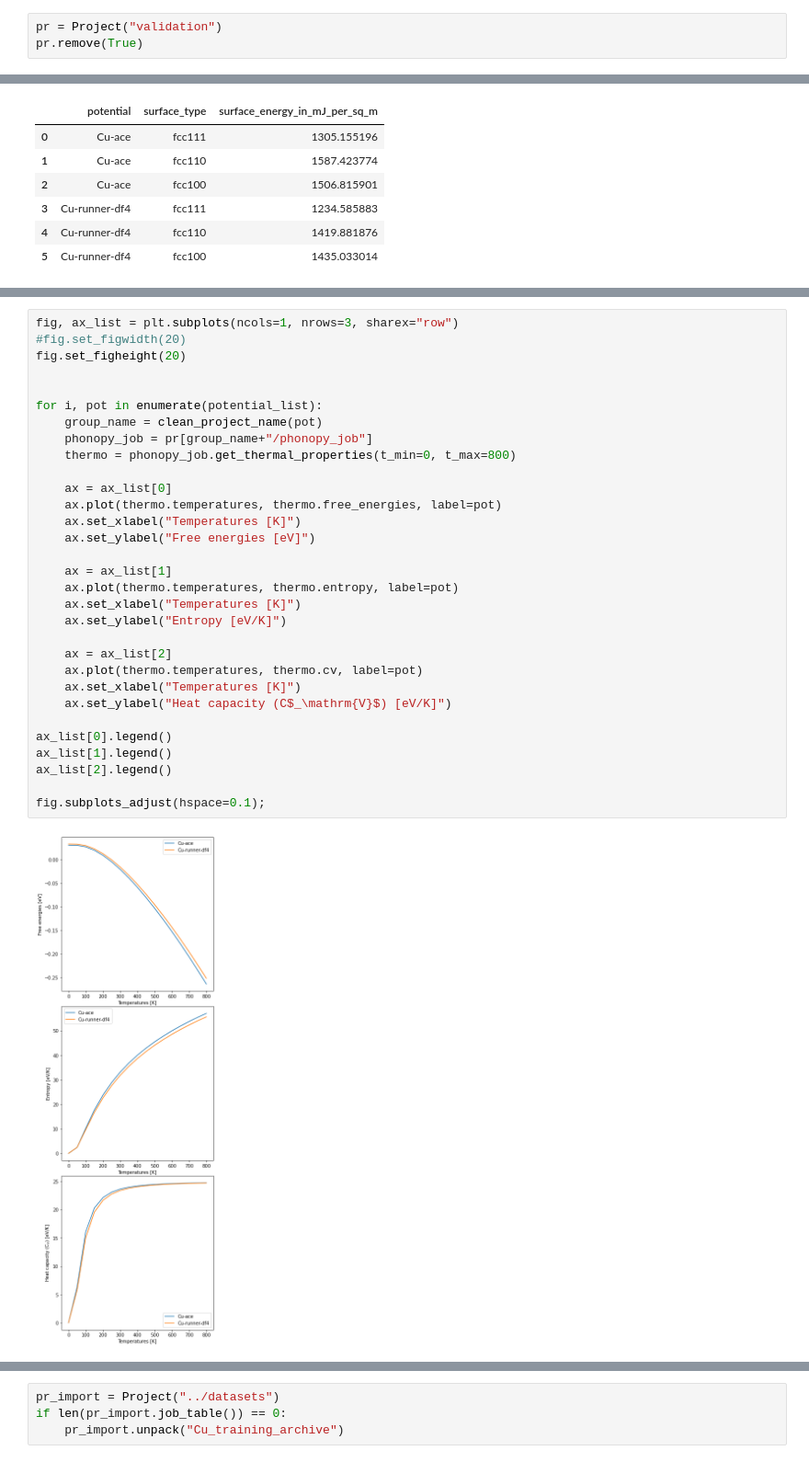
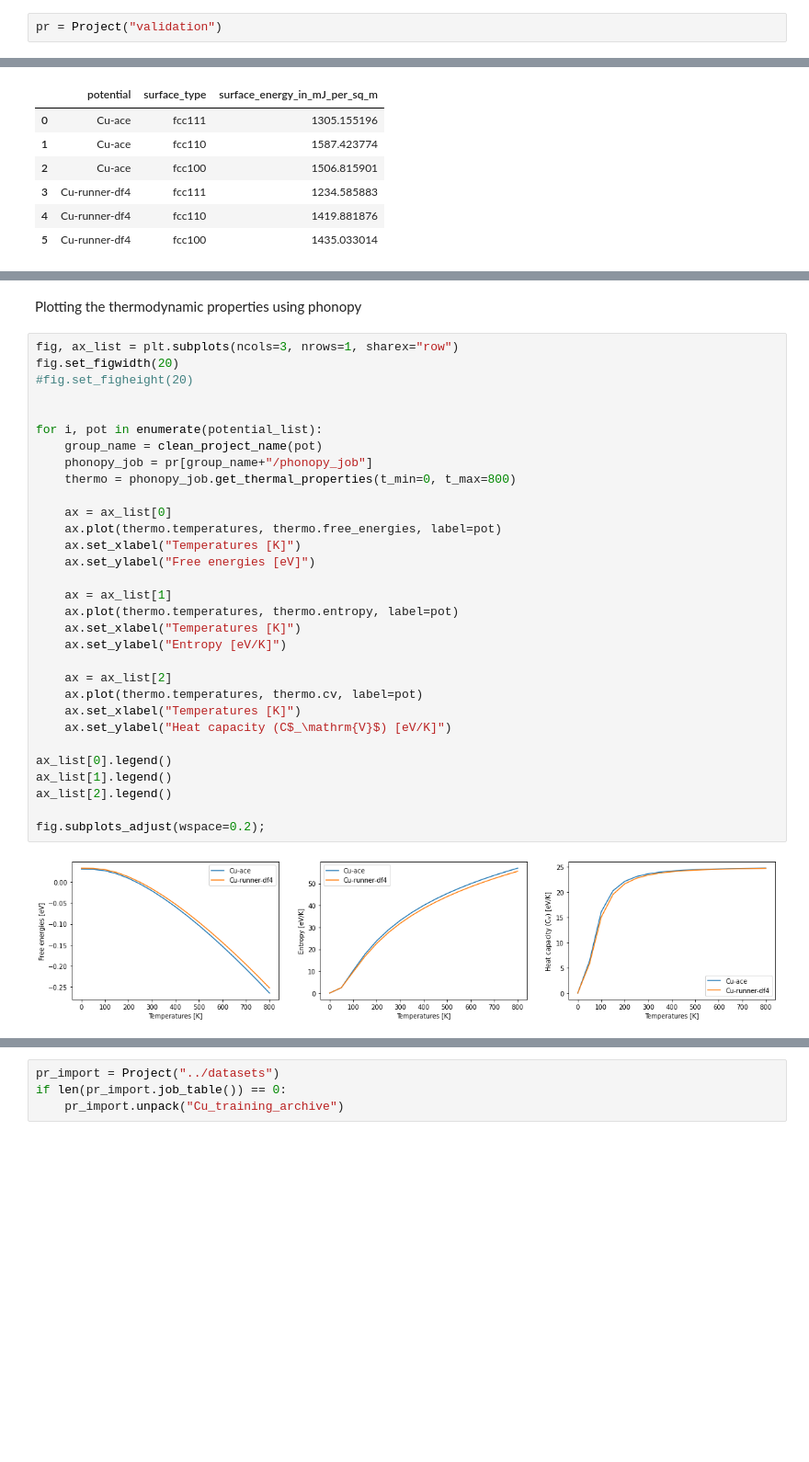
Before and after one commit to pyiron-workshop/potentials-workshop-2021, a Jupyter notebook: day_3/ex_01_validation.ipynb, the cells around one changed output, grey strips where cells are left out. Shown at 92% size. Saved outputs shown, nothing was run; the diff lists cells and outputs as text; blank space fills up the shorter version.

```diff
--- a/day_3/ex_01_validation.ipynb
+++ b/day_3/ex_01_validation.ipynb
@@ -23,7 +25,6 @@ import pandas as pd
 from pyiron import Project
 # %%
 pr = Project("validation")
-pr.remove(True)
 # %%
 # The good potentials already added to the pyiron database
 
@@ -342,33 +301,35 @@ pr
+# %% [markdown]
+Plotting the thermodynamic properties using phonopy
 # %%
-fig, ax_list = plt.subplots(ncols=1, nrows=3, sharex="row")
-#fig.set_figwidth(20)
-fig.set_figheight(20)
+fig, ax_list = plt.subplots(ncols=3, nrows=1, sharex="row")
+fig.set_figwidth(20)
+#fig.set_figheight(20)
 
 
 for i, pot in enumerate(potential_list):
     group_name = clean_project_name(pot)
     phonopy_job = pr[group_name+"/phonopy_job"]
     thermo = phonopy_job.get_thermal_properties(t_min=0, t_max=800)
 
     ax = ax_list[0]
     ax.plot(thermo.temperatures, thermo.free_energies, label=pot)
     ax.set_xlabel("Temperatures [K]")
     ax.set_ylabel("Free energies [eV]")
 
     ax = ax_list[1]
     ax.plot(thermo.temperatures, thermo.entropy, label=pot)
     ax.set_xlabel("Temperatures [K]")
     ax.set_ylabel("Entropy [eV/K]")
 
     ax = ax_list[2]
     ax.plot(thermo.temperatures, thermo.cv, label=pot)
     ax.set_xlabel("Temperatures [K]")
     ax.set_ylabel("Heat capacity (C$_\mathrm{V}$) [eV/K]")
 
 ax_list[0].legend()
 ax_list[1].legend()
 ax_list[2].legend()
 
-fig.subplots_adjust(hspace=0.1);
+fig.subplots_adjust(wspace=0.2);
 # %% [output]
-[figure, old version]
+[figure, new version]
```
Also changed, not shown: parts of 37 cells of this notebook.
